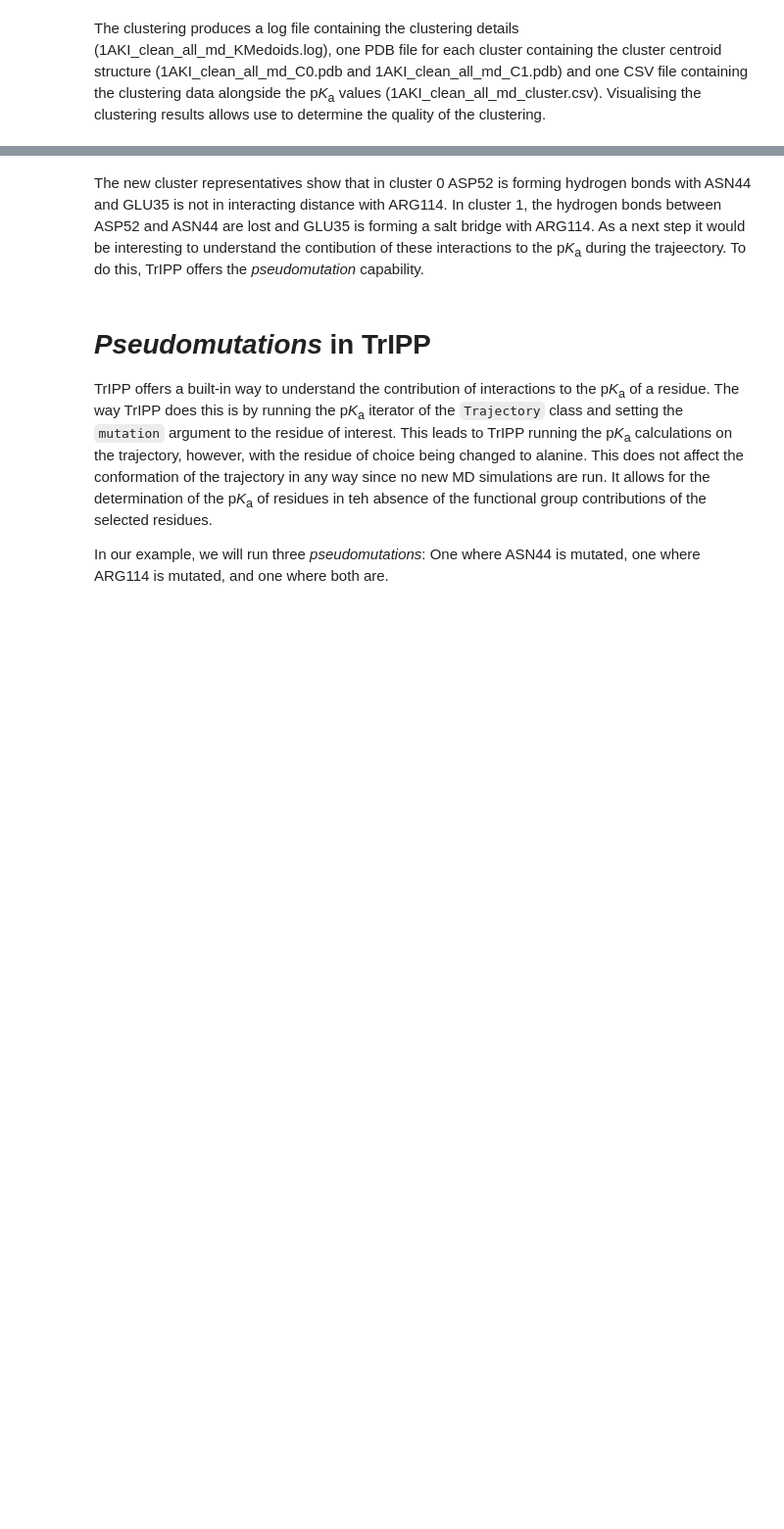
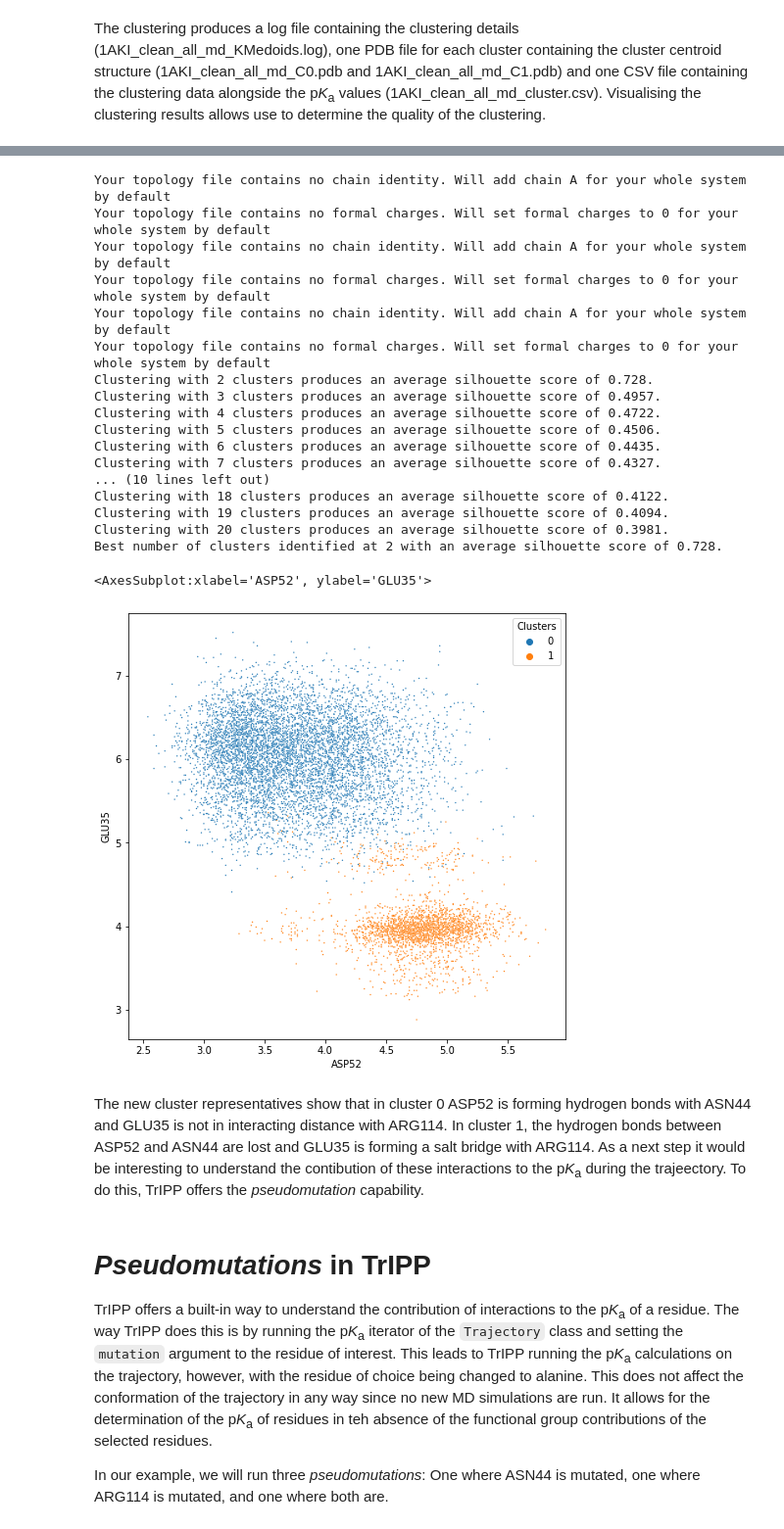
Before and after one commit to fornililab/TrIPP, a Jupyter notebook: tutorial.ipynb, the cells around one changed output, grey strips where cells are left out. Shown: that part at 98% size. Saved outputs shown, nothing was run; the diff lists cells and outputs as text; code cells hidden in the pictures; blank space fills up the shorter version.

Commit message:
Burriedness can be used for clustering

```diff
--- a/tutorial.ipynb
+++ b/tutorial.ipynb
@@ -285,34 +333,60 @@ There are six features selcted for the clustering (three p*K*<sub>a</sub> values
 # %%
 from tripp import Clustering
 
 file_directory = 'tutorial/files'
 output_directory = 'tutorial/output'
 
 topology_file = f'{file_directory}/1AKI_minstr.pdb'
 
 trajectory_files = {'MD1' : f'{file_directory}/1AKI_md1_300ns.xtc',
                     'MD2' : f'{file_directory}/1AKI_md2_300ns.xtc',
                     'MD3' : f'{file_directory}/1AKI_md3_300ns.xtc'}
 
 pka_files = [f'{output_directory}/1AKI_md1_pka.csv',
              f'{output_directory}/1AKI_md2_pka.csv',
              f'{output_directory}/1AKI_md3_pka.csv']
 
+surf_files = [f'{output_directory}/1AKI_md1_surf.csv',
+              f'{output_directory}/1AKI_md2_surf.csv',
+              f'{output_directory}/1AKI_md3_surf.csv']
+
 TrIPP_Clust = Clustering(trajectory_file=trajectory_files,
                          topology_file=topology_file,
                          pka_file=pka_files,
                          residues=[35, 52, 114],
-                         log_file=f'{output_directory}/1AKI_all_md_35_52_114_include_distances',
+                         log_file=f'{output_directory}/1AKI_all_md_35_52_114_include_distances_buriedness',
+                         surf_file=surf_files,
                          include_distances=True,
+                         include_buriedness=True,
                          dimensionality_reduction=True)
 
 TrIPP_Clust.kmedoids(automatic=True,
                      max_clusters=20)
 
 fig = plt.figure(figsize=(8,8))
 
-df_cluster = pd.read_csv(f'{output_directory}/1AKI_all_md_35_52_114_include_distances_cluster.csv')
+df_cluster = pd.read_csv(f'{output_directory}/1AKI_all_md_35_52_114_include_distances_buriedness_cluster.csv')
 sns.scatterplot(data=df_cluster, x='ASP52', y='GLU35', s=2, hue='Clusters', palette='tab10')
+# %% [output]
+Your topology file contains no chain identity. Will add chain A for your whole system by default
+Your topology file contains no formal charges. Will set formal charges to 0 for your whole system by default
+Your topology file contains no chain identity. Will add chain A for your whole system by default
+Your topology file contains no formal charges. Will set formal charges to 0 for your whole system by default
+Your topology file contains no chain identity. Will add chain A for your whole system by default
+Your topology file contains no formal charges. Will set formal charges to 0 for your whole system by default
+Clustering with 2 clusters produces an average silhouette score of 0.728.
+Clustering with 3 clusters produces an average silhouette score of 0.4957.
+Clustering with 4 clusters produces an average silhouette score of 0.4722.
+Clustering with 5 clusters produces an average silhouette score of 0.4506.
+Clustering with 6 clusters produces an average silhouette score of 0.4435.
+Clustering with 7 clusters produces an average silhouette score of 0.4327.
+... (10 lines left out)
+Clustering with 18 clusters produces an average silhouette score of 0.4122.
+Clustering with 19 clusters produces an average silhouette score of 0.4094.
+Clustering with 20 clusters produces an average silhouette score of 0.3981.
+Best number of clusters identified at 2 with an average silhouette score of 0.728.
+<AxesSubplot:xlabel='ASP52', ylabel='GLU35'>
+[figure, added]
 # %% [markdown]
 The new cluster representatives show that in cluster 0 ASP52 is forming hydrogen bonds with ASN44 and GLU35 is not in interacting distance with ARG114. In cluster 1, the hydrogen bonds between ASP52 and ASN44 are lost and GLU35 is forming a salt bridge with ARG114. As a next step it would be interesting to understand the contibution of these interactions to the p*K*<sub>a</sub> during the trajeectory. To do this, TrIPP offers the _pseudomutation_ capability.
 # %% [markdown]
```
Also changed, not shown: parts of 10 cells of this notebook, 20 other files.
